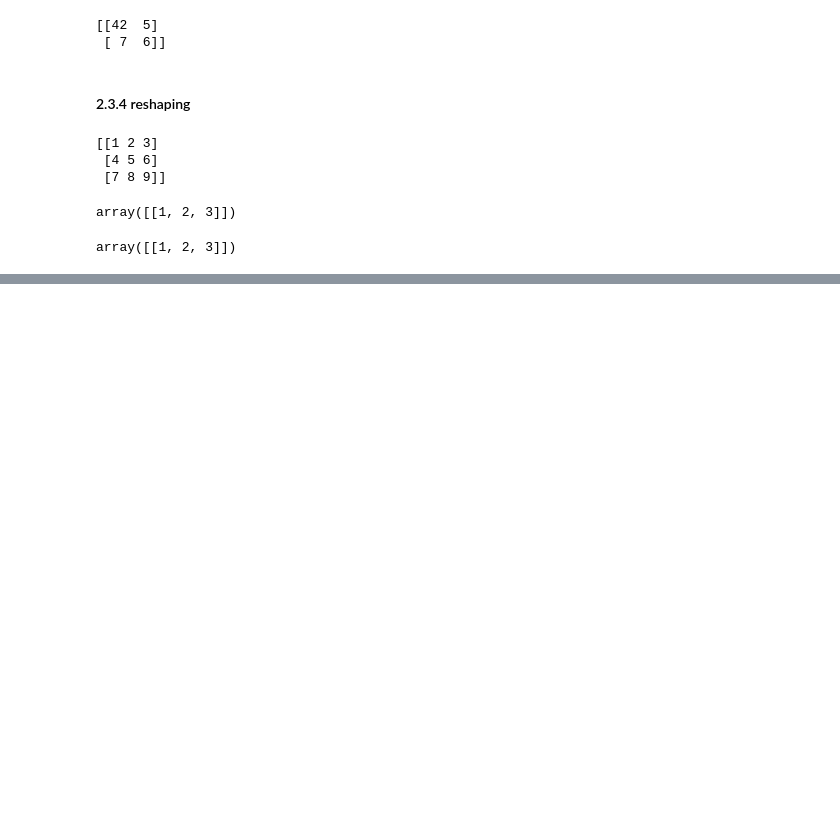
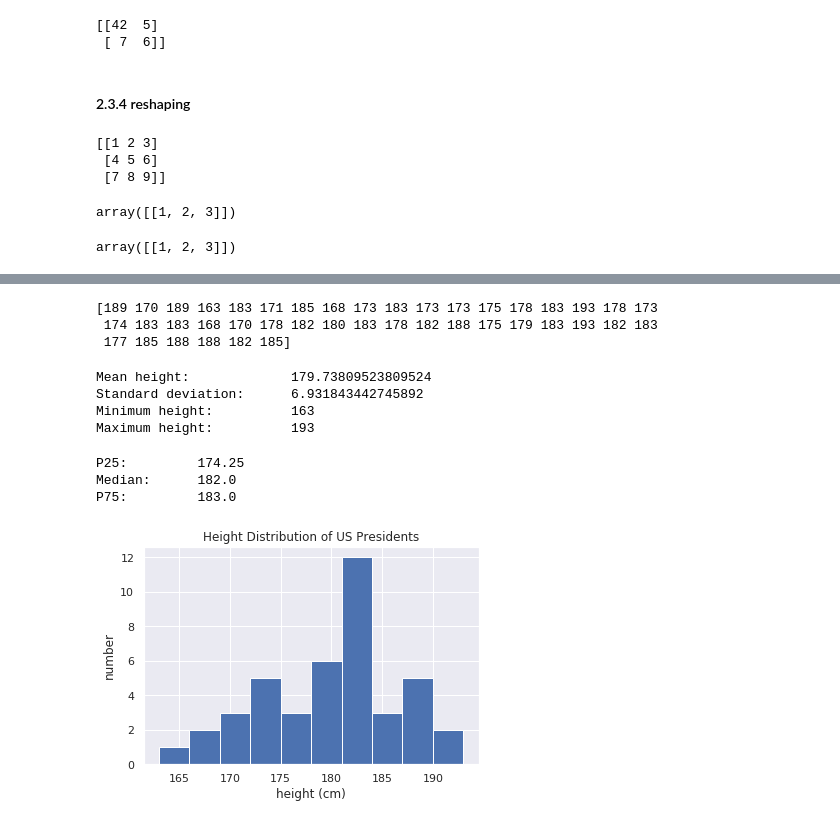
Before and after one commit to Simonliuwaterloo/python_data_science_handbook, a Jupyter notebook: chapter_2_numpy.ipynb, the cells around one changed output, grey strips where cells are left out. Drawn from its saved outputs; the diff is of its cells as text; code cells hidden in the pictures; blank space fills up the shorter version.

Commit message:
array aggregation, add example

```diff
--- a/chapter_2_numpy.ipynb
+++ b/chapter_2_numpy.ipynb
@@ -310,0 +575,27 @@ array([[1, 2, 3]])
+# %%
+import pandas as pd
+data = pd.read_csv('data/president_height.csv')
+heights = np.array(data['height(cm)'])
+print(heights)
+# %% [output]
+[189 170 189 163 183 171 185 168 173 183 173 173 175 178 183 193 178 173
+ 174 183 183 168 170 178 182 180 183 178 182 188 175 179 183 193 182 183
+ 177 185 188 188 182 185]
+# %%
+print("Mean height:            ", heights.mean())
+print("Standard deviation:     ", heights.std())
+print("Minimum height:         ", heights.min())
+print("Maximum height:         ", heights.max())
+# %% [output]
+Mean height:             179.73809523809524
+Standard deviation:      6.931843442745892
+Minimum height:          163
+Maximum height:          193
+# %%
+print("P25:        ", np.percentile(heights, 25))
+print("Median:     ", np.median(heights))
+print("P75:        ", np.percentile(heights, 75))
+# %% [output]
+P25:         174.25
+Median:      182.0
+P75:         183.0
@@ -310,0 +606,7 @@ array([[1, 2, 3]])
+# %%
+plt.hist(heights)
+plt.title('Height Distribution of US Presidents')
+plt.xlabel('height (cm)')
+plt.ylabel('number');
+# %% [output]
+[figure, added]
```
Also changed, not shown: parts of 54 cells of this notebook, 1 other file.
